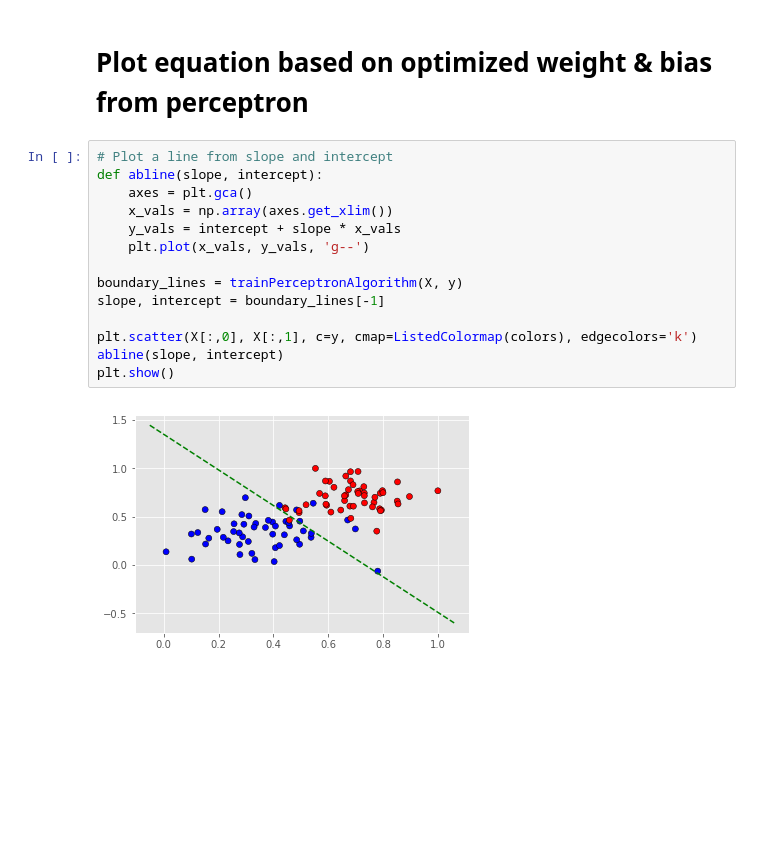
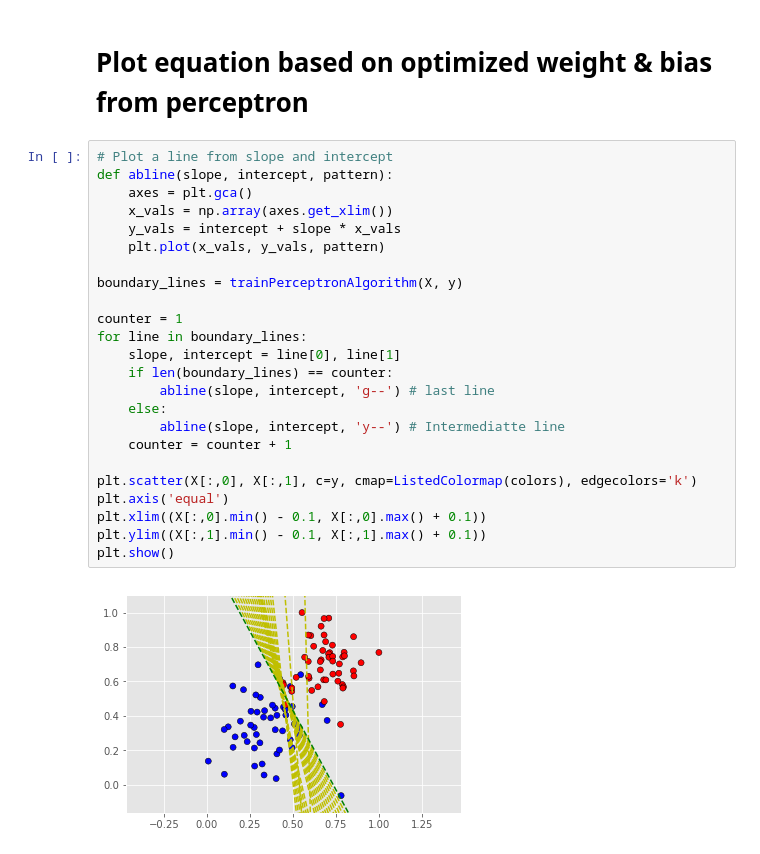
Before and after one commit to woo-chia-wei/udacity-machine-learning-engineer, a Jupyter notebook: 00_exercises/06_perceptron_algorithm.ipynb, the cells around one changed output. Cells and saved outputs as stored; diff of their text form; blank space fills up the shorter version.

Commit message:
Showed lines (yellow for usual & green for final) when training perceptron.

```diff
--- a/00_exercises/06_perceptron_algorithm.ipynb
+++ b/00_exercises/06_perceptron_algorithm.ipynb
@@ -66,17 +67,27 @@ def trainPerceptronAlgorithm(X, y, learn_rate = 0.01, num_epochs = 25):
 # Plot equation based on optimized weight & bias from perceptron
 # %%
 # Plot a line from slope and intercept
-def abline(slope, intercept):
+def abline(slope, intercept, pattern):
     axes = plt.gca()
     x_vals = np.array(axes.get_xlim())
     y_vals = intercept + slope * x_vals
-    plt.plot(x_vals, y_vals, 'g--')
+    plt.plot(x_vals, y_vals, pattern)
 
 boundary_lines = trainPerceptronAlgorithm(X, y)
-slope, intercept = boundary_lines[-1]
+
+counter = 1
+for line in boundary_lines:
+    slope, intercept = line[0], line[1]
+    if len(boundary_lines) == counter:
+        abline(slope, intercept, 'g--') # last line
+    else:
+        abline(slope, intercept, 'y--') # Intermediatte line
+    counter = counter + 1
 
 plt.scatter(X[:,0], X[:,1], c=y, cmap=ListedColormap(colors), edgecolors='k')
-abline(slope, intercept)
+plt.axis('equal')
+plt.xlim((X[:,0].min() - 0.1, X[:,0].max() + 0.1))
+plt.ylim((X[:,1].min() - 0.1, X[:,1].max() + 0.1))
 plt.show()
 # %% [output]
-[figure, old version]
+[figure, new version]
```
Also changed, not shown: parts of 1 cell of this notebook.
